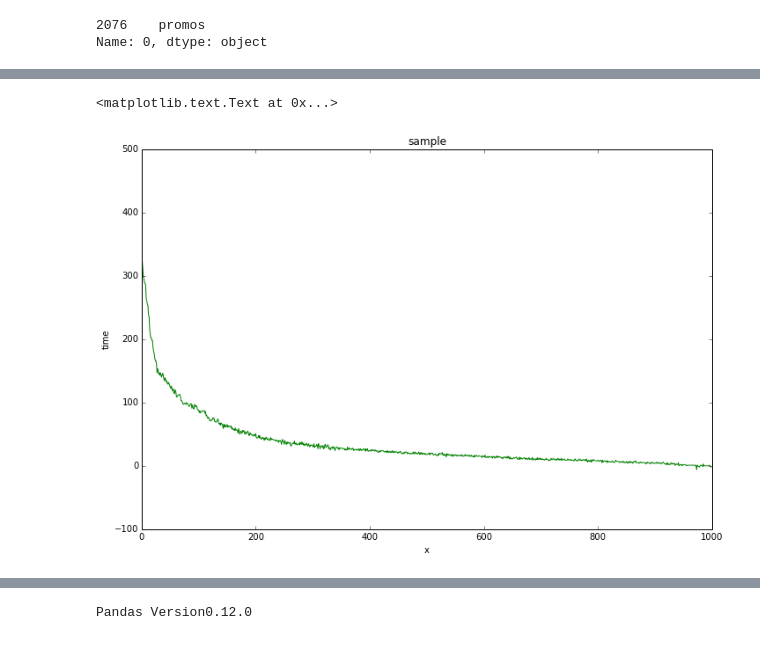
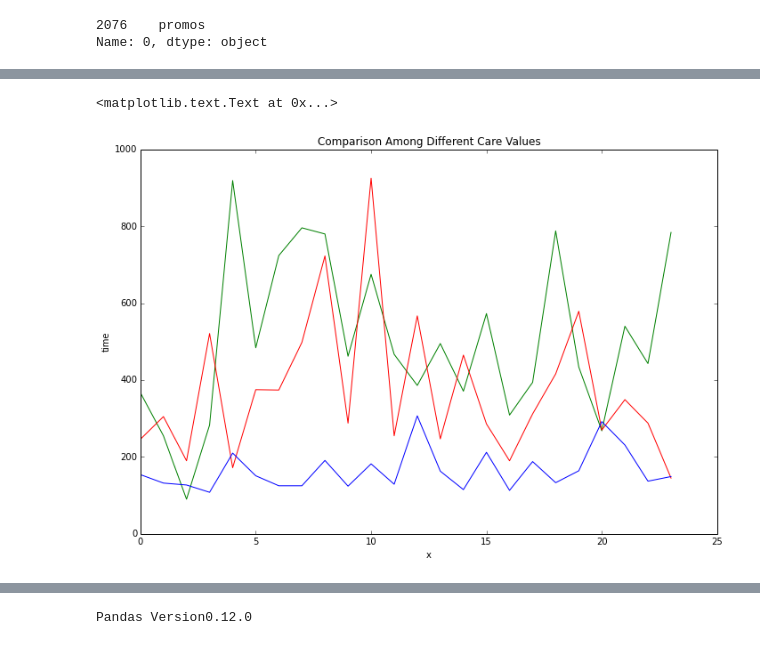
Before and after one commit to grepJimmyGu/capstone, a Jupyter notebook: Project.ipynb, the cells around one changed output, grey strips where cells are left out. Drawn from its saved outputs; the diff is of its cells as text; code cells hidden in the pictures.

```diff
--- a/Project.ipynb
+++ b/Project.ipynb
@@ -39,12 +39,15 @@ import datetime
 import pandas as pd
 Time_care = pd.DataFrame({'Hour': range(24)})
 Time_count = pd.DataFrame({'Time': range(24)})
+Time_score = pd.DataFrame({'Time_Interval': range(24)})
 for i in name[0][0:1]:
     original = i
     index = i + 'Clean' + '.csv'
     a = pd.read_table(index, sep = "\t")
     a['care_value'] = a['ups'] + a['downs']
+    a['karma'] = a['ups'] - a['downs']
     carevalue_max = []
+    karma_ave = []
     # print index
     for k in range(len(a["created_utc"])):
         a["created_utc"][k] = datetime.datetime.fromtimestamp(a["created_utc"][k]).strftime('%H')
@@ -52,22 +55,26 @@ for i in name[0][0:1]:
     for j in range(24):
         set_hour = a[a["created_utc"] == j]
         carevalue_max.append(set_hour['care_value'].max())
+        karma_ave.append(set_hour['karma'].mean())
     # print carevalue_max
     Time_care[original] = carevalue_max
+    Time_score[original] = karma_ave
 # %%
 %matplotlib inline
 import matplotlib
 from matplotlib import pyplot as plt
 import numpy as np
 fig = plt.figure()
 axes = fig.add_axes([0.2,0.2,1.5,1.5])
-plt.plot(a['ups'] - a['downs'], 'g')
+plt.plot(Time_care['ABraThatFits'], 'g')
+plt.plot(Time_care['ADHD'], 'r')
+plt.plot(Time_care['AFOL'], 'b')
 axes.set_xlabel('x')
 axes.set_ylabel('time')
-axes.set_title('sample')
+axes.set_title('Comparison Among Different Care Values')
 # %% [output]
 <matplotlib.text.Text at 0x...>
-[figure, old version]
+[figure, new version]
 # %%
 import numpy as np
 # print a.sort(['created_utc'], ascending = [0]).head()
```
Also changed, not shown: parts of 6 cells of this notebook.
